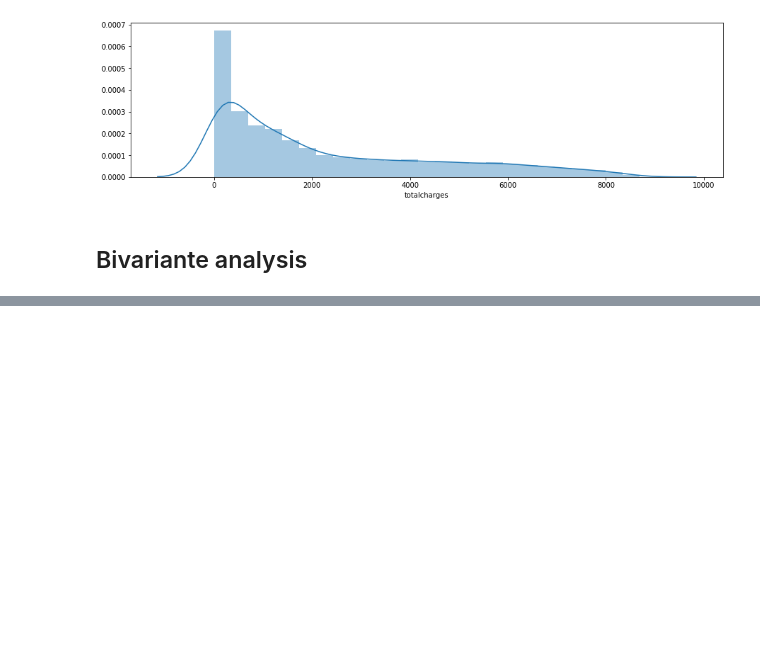
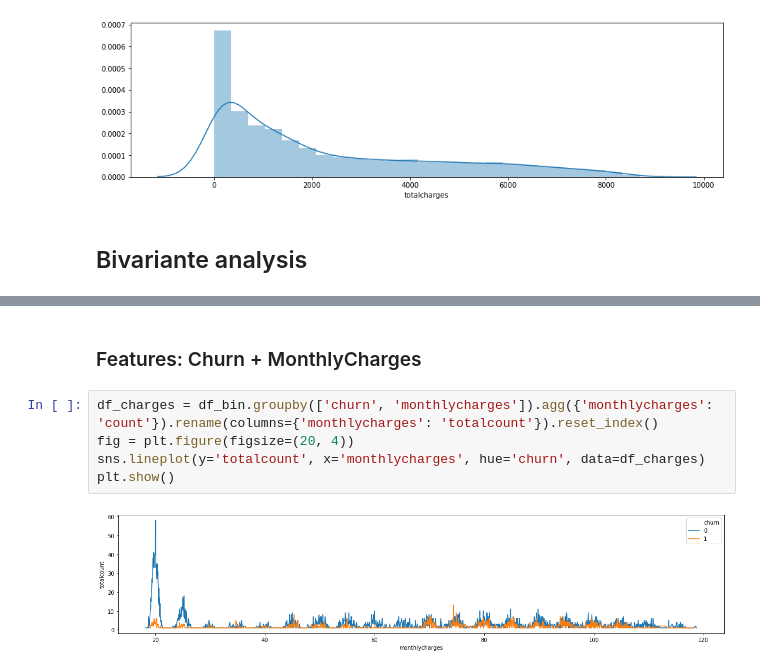
Before and after one commit to shambekela/Churn-Prediction, a Jupyter notebook: Churn-Prediction.ipynb, the cells around one changed output, grey strips where cells are left out. Saved outputs shown, nothing was run; the diff lists cells and outputs as text; blank space fills up the shorter version.

```diff
--- a/Churn-Prediction.ipynb
+++ b/Churn-Prediction.ipynb
@@ -466,0 +477,9 @@ fig = plt.figure(figsize=(15,  1))
+# %% [markdown]
+### Features: Churn + MonthlyCharges
+# %%
+df_charges = df_bin.groupby(['churn', 'monthlycharges']).agg({'monthlycharges': 'count'}).rename(columns={'monthlycharges': 'totalcount'}).reset_index()
+fig = plt.figure(figsize=(20, 4))
+sns.lineplot(y='totalcount', x='monthlycharges', hue='churn', data=df_charges)
+plt.show()
+# %% [output]
+[figure, added]
```
Also changed, not shown: parts of 9 cells of this notebook.
